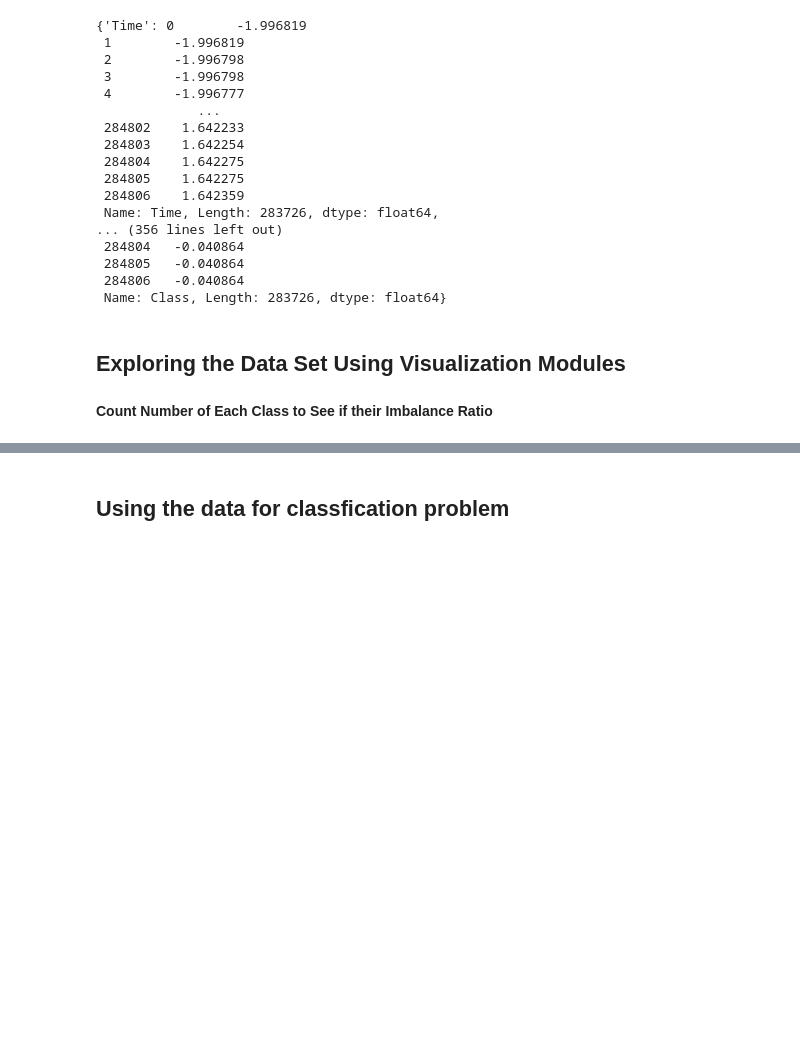
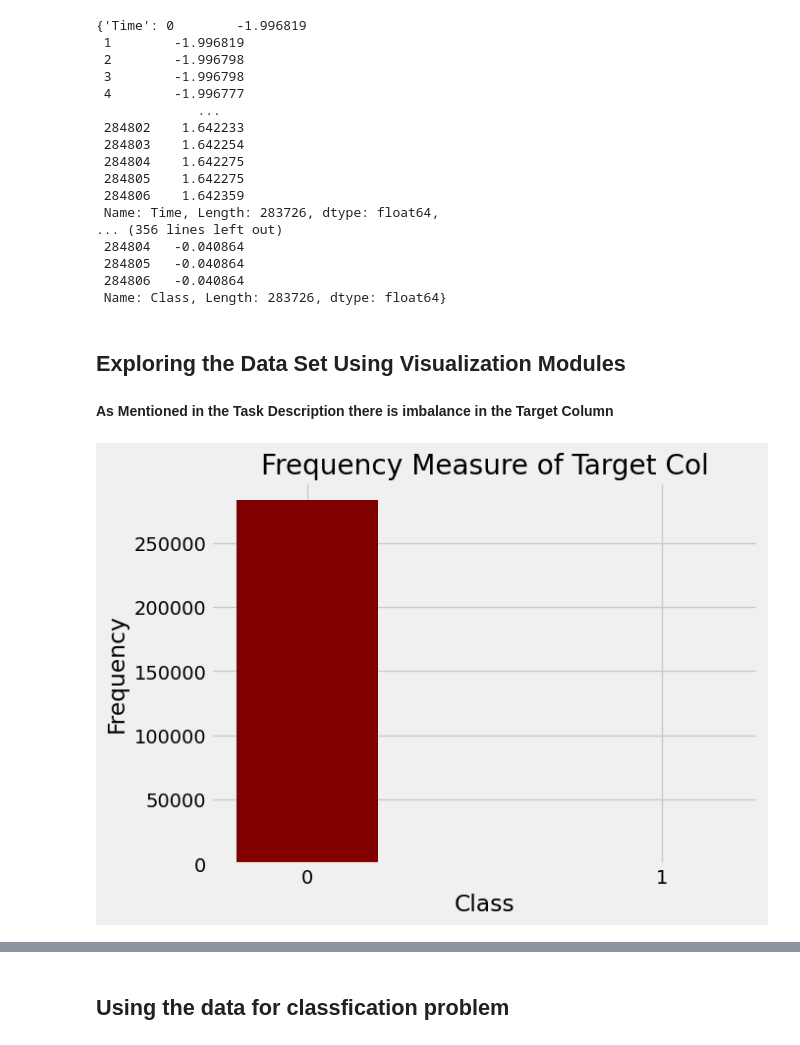
Before and after one commit to ZiadMAlsawy/ML_Project, a Jupyter notebook: Task_2.ipynb, the cells around one changed output, grey strips where cells are left out. Drawn from its saved outputs; the diff is of its cells as text; code cells hidden in the pictures; blank space fills up the shorter version.

```diff
--- a/Task_2.ipynb
+++ b/Task_2.ipynb
@@ -156,5 +165,19 @@ standered_Z_Score_Fetcher
  Name: Class, Length: 283726, dtype: float64}
 # %% [markdown]
 ## **Exploring the Data Set Using Visualization Modules**
-# %% [markdown]
-**Count Number of Each Class to See if their Imbalance Ratio**
+# %% [markdown]
+**As Mentioned in the Task Description there is imbalance in the Target Column**
+# %%
+class_counts = creditCard['Class'].value_counts()
+
+plt.bar(class_counts.index, class_counts.values, color='maroon', width=0.4)
+
+plt.xlabel('Class')
+plt.xticks([0 , 1])
+plt.ylabel('Frequency')
+plt.title('Frequency Measure of Target Col')
+
+plt.show()
+# print(class_counts.values[1] / class_counts.values[0])
+# %% [output]
+[figure, added]
```
Also changed, not shown: parts of 12 cells of this notebook.
